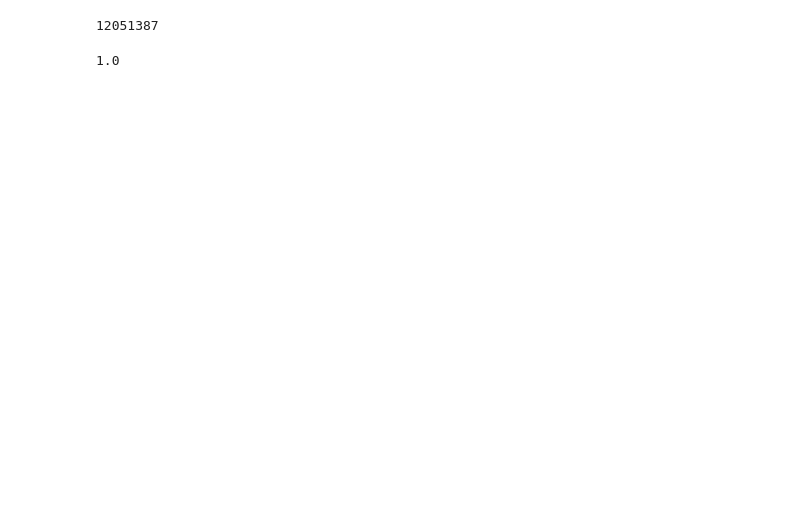
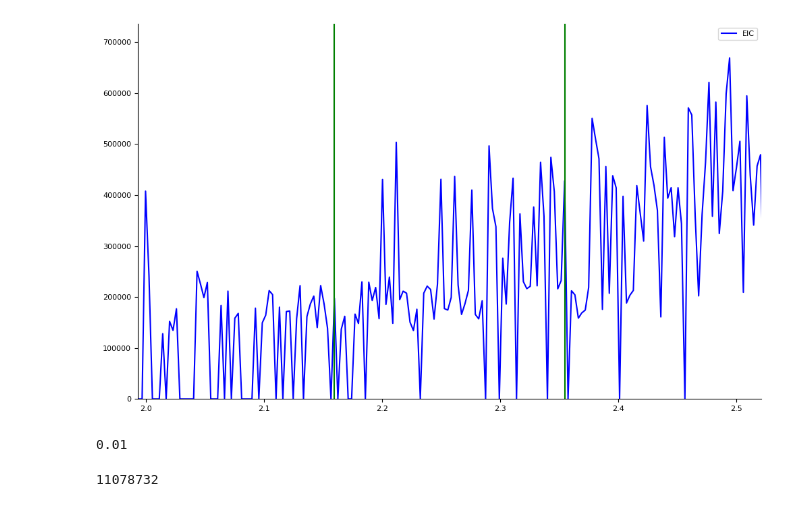
Before and after one commit to FanzhouKong/lead_finder, a Jupyter notebook: T_res_development.ipynb, the cells around one changed output. Drawn from its saved outputs; the diff is of its cells as text; code cells hidden in the pictures; blank space fills up the shorter version.

```diff
--- a/T_res_development.ipynb
+++ b/T_res_development.ipynb
@@ -228,0 +81,2 @@ for i in tqdm(range(0,10000)):
+# %%
+ms1, ms2 = rds.read_mzml('SA1', '/Users/fanzhoukong/Documents/GitHub/Libgen_data/benchmarking_dataset/mzml')
@@ -229,4 +229,14 @@ for i in tqdm(range(0,10000)):
+# %%
+intensity_list = trx.flash_eic(200.1107, mass_sorted,intensity_sorted, index_sorted)
+rds.EIC(rt_list, intensity_list, vlines_location_2=[rt_list[707], rt_list[774]],
+        rt_start=rt_list[707]-10/60, rt_end=rt_list[774]+10/60)
+# %% [output]
+[figure, added]
+# %%
+600/60000
+# %% [output]
+0.01
 # %%
 len(mass_sorted)
 # %% [output]
-12051387
+11078732
@@ -235,4 +242,0 @@ time_used_long = pd.DataFrame(zip(time_used_flash+time_used,['Flash EIC']*10000+
-# %%
-np.mean(time_used_flash)/np.mean(time_used_flash)
-# %% [output]
-1.0
```
Also changed, not shown: parts of 205 cells of this notebook, 31 other files.
